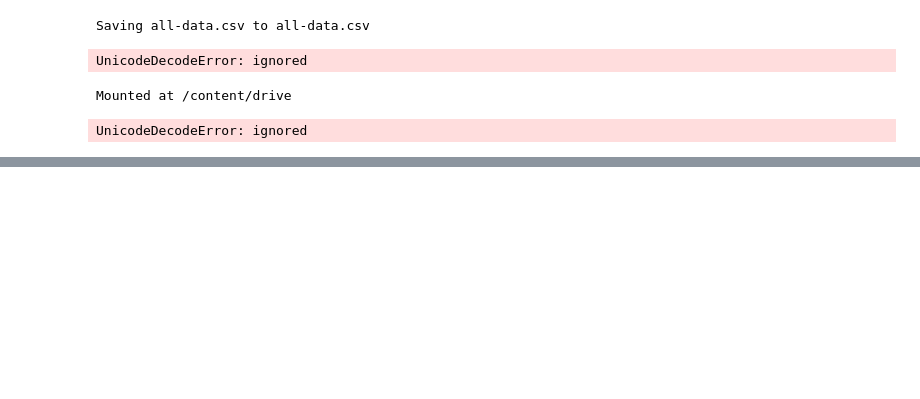
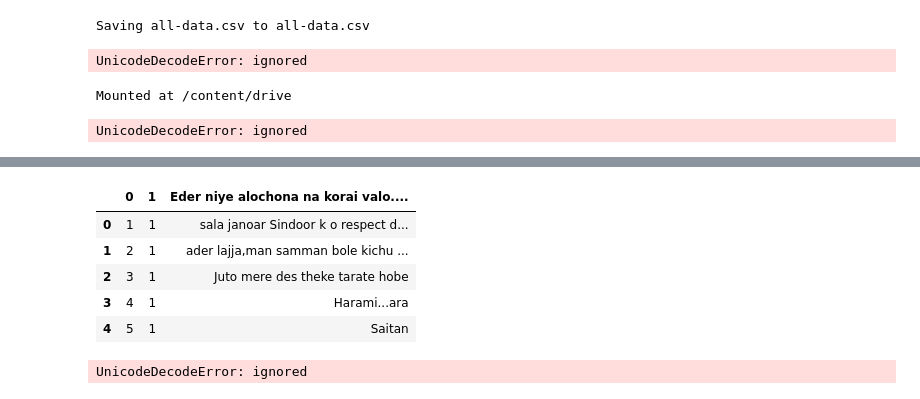
Before and after one commit to SSupriya2501/SSupriya2501, a Jupyter notebook: Final_project_test1.ipynb, the cells around one changed output, grey strips where cells are left out. Cells and saved outputs as stored; diff of their text form; code cells hidden in the pictures; blank space fills up the shorter version.

```diff
--- a/Final_project_test1.ipynb
+++ b/Final_project_test1.ipynb
@@ -36,0 +79,23 @@ UnicodeDecodeError: ignored
+# %%
+import pandas as pd
+
+path = "/content/drive/MyDrive/Corpus_21st_May.csv"
+df= pd.read_csv(path , encoding = "UTF-8")
+#df=pd.read_csv('all-data.csv',encoding = "windows-1252")
+df.head()
+# %% [output]
+|  | 0 | 1 | Eder niye alochona na korai valo.... |
+| 0 | 1 | 1 | sala janoar Sindoor k o respect d... |
+| 1 | 2 | 1 | ader lajja,man samman bole kichu ... |
+| 2 | 3 | 1 | Juto mere des theke tarate hobe |
+| 3 | 4 | 1 | Harami...ara |
+| 4 | 5 | 1 | Saitan |
+# %%
+import pandas as pd
+
+path = "/content/drive/MyDrive/Corpus_test2.csv"
+df= pd.read_csv(path , encoding = "UTF-8")
+#df=pd.read_csv('all-data.csv',encoding = "windows-1252")
+df.head()
+# %% [output]
+UnicodeDecodeError: ignored
```
Also changed, not shown: parts of 4 cells of this notebook.
